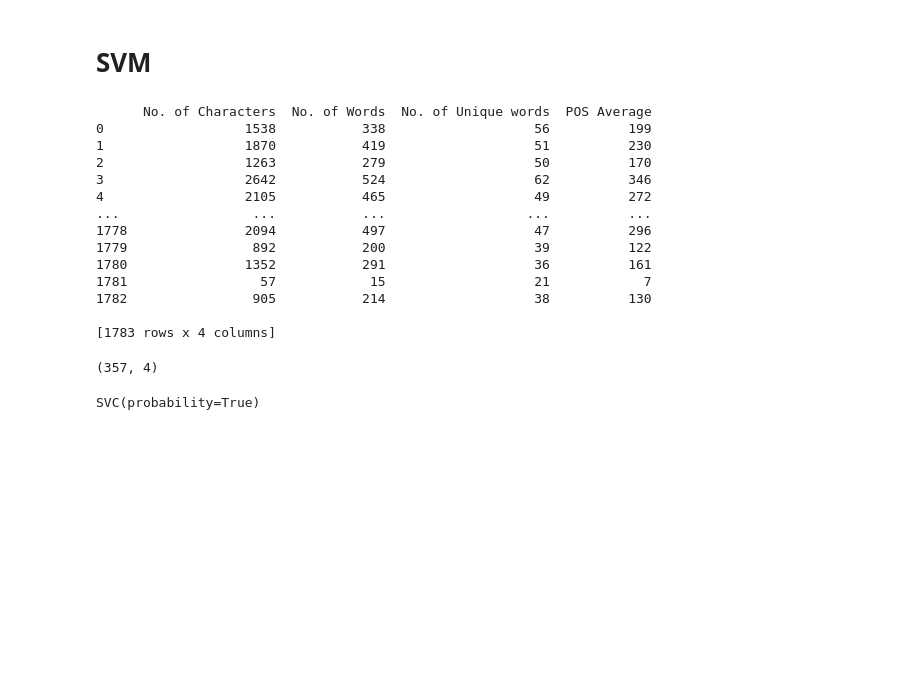
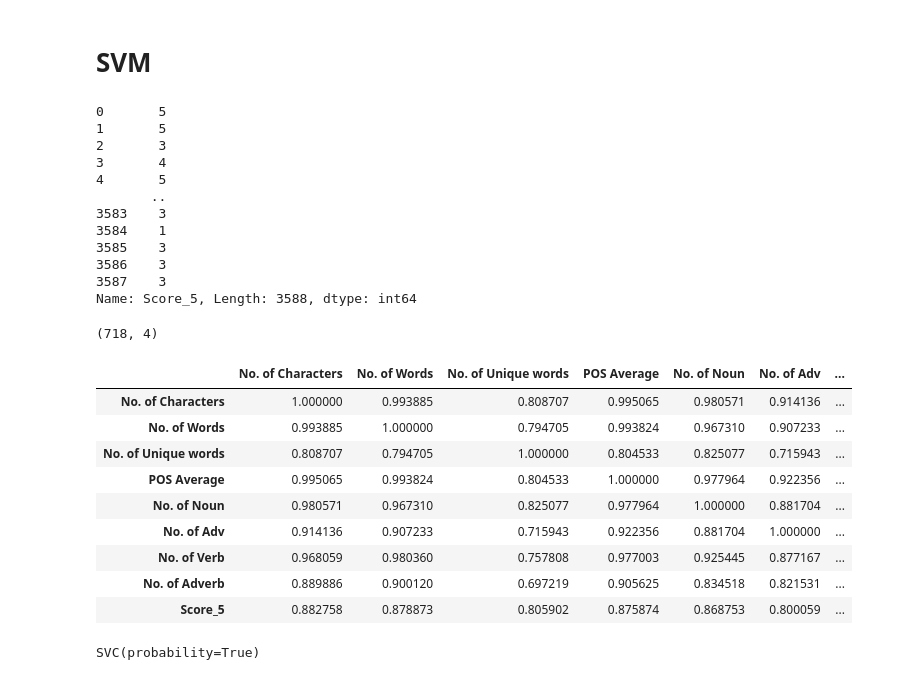
Before and after one commit to rishav-karanjit/Essay-Grader, a Jupyter notebook: Untitled.ipynb, the cells around one changed output. Cells and saved outputs as stored; diff of their text form; code cells hidden in the pictures; blank space fills up the shorter version.

```diff
--- a/Untitled.ipynb
+++ b/Untitled.ipynb
@@ -9,27 +9,38 @@ df = pd.read_csv("Dataset/Dataset2.csv")
 
 X = df.iloc[:,1:5]
 y = df.iloc[:,9]
-print(X)
+print(y)
 # scaler = StandardScaler()
 # X = scaler.fit_transform(X)
 X_train, X_test, y_train, y_test = train_test_split(X, y,test_size=0.20, random_state=101)
 X_test.shape
 # %% [output]
-      No. of Characters  No. of Words  No. of Unique words  POS Average
-0                  1538           338                   56          199
-1                  1870           419                   51          230
-2                  1263           279                   50          170
-3                  2642           524                   62          346
-4                  2105           465                   49          272
-...                 ...           ...                  ...          ...
-1778               2094           497                   47          296
-1779                892           200                   39          122
-1780               1352           291                   36          161
-1781                 57            15                   21            7
-1782                905           214                   38          130
-
-[1783 rows x 4 columns]
+0       5
+1       5
+2       3
+3       4
+4       5
+       ..
+3583    3
+3584    1
+3585    3
+3586    3
+3587    3
+Name: Score_5, Length: 3588, dtype: int64
-(357, 4)
+(718, 4)
+# %%
+df.corr()
+# %% [output]
+|  | No. of Characters | No. of Words | No. of Unique words | POS Average | No. of Noun | No. of Adv | ... |
+| No. of Characters | 1.000000 | 0.993885 | 0.808707 | 0.995065 | 0.980571 | 0.914136 | ... |
+| No. of Words | 0.993885 | 1.000000 | 0.794705 | 0.993824 | 0.967310 | 0.907233 | ... |
+| No. of Unique words | 0.808707 | 0.794705 | 1.000000 | 0.804533 | 0.825077 | 0.715943 | ... |
+| POS Average | 0.995065 | 0.993824 | 0.804533 | 1.000000 | 0.977964 | 0.922356 | ... |
+| No. of Noun | 0.980571 | 0.967310 | 0.825077 | 0.977964 | 1.000000 | 0.881704 | ... |
+| No. of Adv | 0.914136 | 0.907233 | 0.715943 | 0.922356 | 0.881704 | 1.000000 | ... |
+| No. of Verb | 0.968059 | 0.980360 | 0.757808 | 0.977003 | 0.925445 | 0.877167 | ... |
+| No. of Adverb | 0.889886 | 0.900120 | 0.697219 | 0.905625 | 0.834518 | 0.821531 | ... |
+| Score_5 | 0.882758 | 0.878873 | 0.805902 | 0.875874 | 0.868753 | 0.800059 | ... |
 # %%
 from sklearn import svm
 
```
Also changed, not shown: parts of 8 cells of this notebook, 3 other files.
